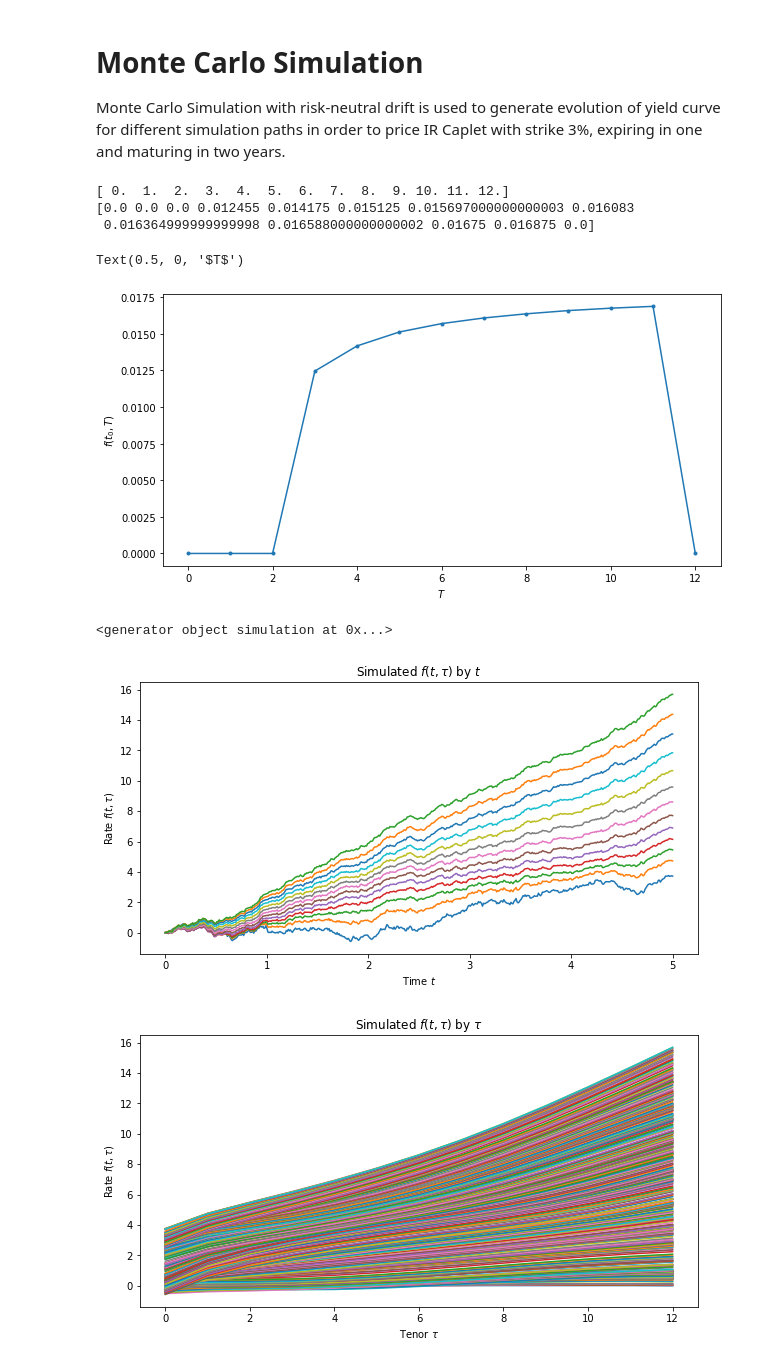
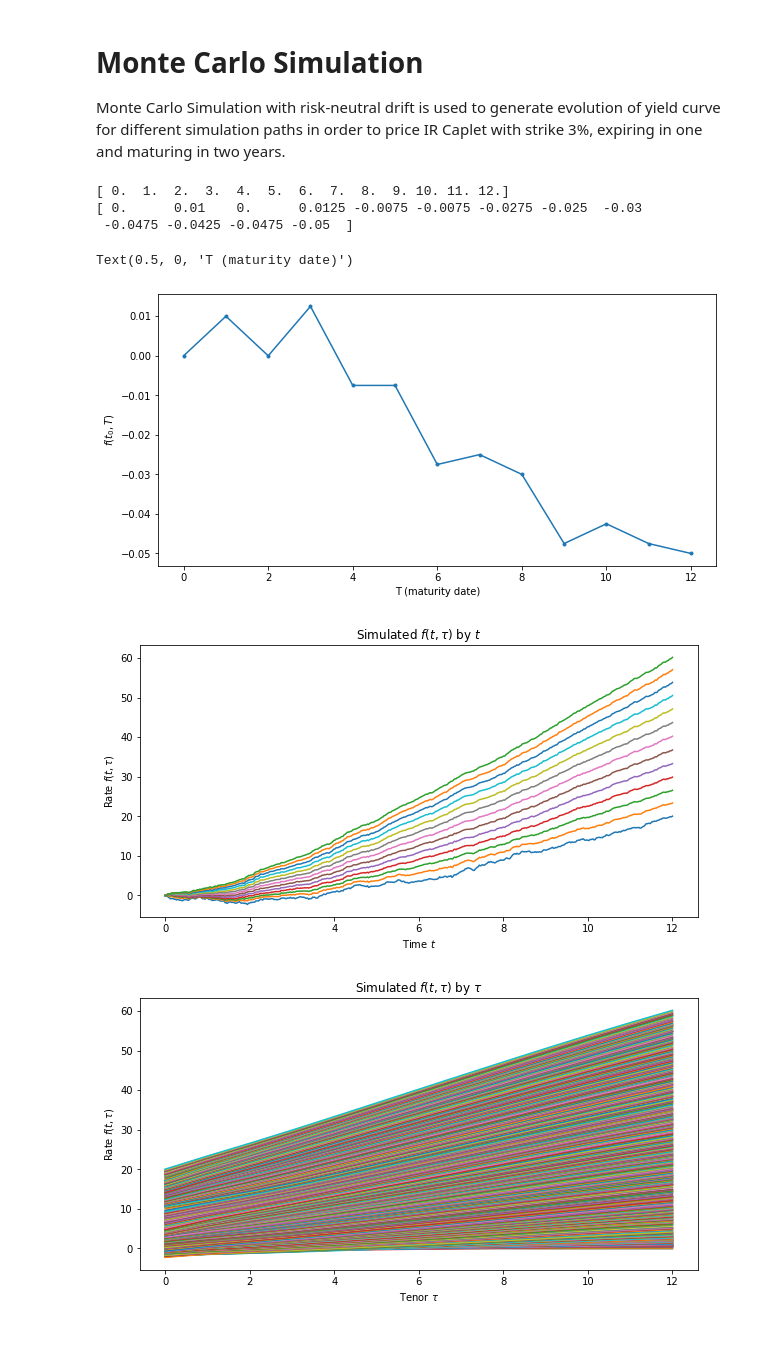
Before and after one commit to siljeanf/MathematicalFinance, a Jupyter notebook: exercise3/multifactormodelling.ipynb, the cells around one changed output. Drawn from its saved outputs; the diff is of its cells as text; code cells hidden in the pictures; blank space fills up the shorter version.

```diff
--- a/exercise3/multifactormodelling.ipynb
+++ b/exercise3/multifactormodelling.ipynb
@@ -237,19 +231,24 @@ def fit_volatility(i, degree, title): # i is giving index nr. of PC
     plt.title(title)
     plt.xlabel(r'Time $t$')
     plt.legend()
-    fitted_vols.append(fitted_vol)
-
+    return fitted_vol
 
 
 plt.figure(figsize=(10,5))
+
 # We will approximate the first principal component with interpolator with 0 degree (straight line). This approximates well parallel movements of interest rates.
 plt.subplot(1, 3, 1)
 fit_volatility(0, 0, '1st component')
+fitted_vol_try = PolynomialInterpolator([0.52])
+fitted_vols.append(fitted_vol_try)
+
+plt.plot(tenors, [fitted_vol_try.calc(x) for x in tenors], label='Harkodet fitted volatility')
+plt.legend()
 
 # 2nd and 3rd principal component will be approximated using cubic interpolator with degree 3.
 plt.subplot(1, 3, 2)
-fit_volatility(1, 3, '2nd component')
+fitted_vols.append(fit_volatility(1, 4, '2nd component'))
 
 plt.subplot(1, 3, 3)
-fit_volatility(2, 3, '3rd component')
+fitted_vols.append(fit_volatility(2, 3, '3rd component'))
 # %% [output]
@@ -260,15 +259,14 @@ fit_volatility(2, 3, '3rd component')
 Drift function is calculated using numerical integration over fitted volatility function.
 Define function for numeric integration. We will use trapezoidal rule.
 # %%
-# Discretize fitted volatilities for the purpose of drift calculation
-mc_tenors = np.linspace(0,12,13) #equally spaced points giving the tenors
+#make equally spaced points for xaxis
+mc_tenors = np.linspace(0,12,len(tenors)) #equally spaced points giving the tenors
 print(mc_tenors)
 
 # Discretize fitted volfuncs for the purpose of monte carlo simulation
 mc_vols = np.matrix([[fitted_vol.calc(tenor) for tenor in mc_tenors] for fitted_vol in fitted_vols]).transpose()
 print(mc_vols)
 
-
 plt.figure(figsize=(10,5))
 plt.plot(mc_tenors, mc_vols, marker='.')
 plt.xlabel(r'Time $t$')
@@ -324,21 +323,21 @@ plt.title('Risk-neutral drift');
 
 Monte Carlo Simulation with risk-neutral drift is used to generate evolution of yield curve for different simulation paths in order to price IR Caplet with strike 3%, expiring in one and maturing in two years.
 # %%
-# today's instantenous forward rates
+# finn start-forward rate for hver rente
 print(mc_tenors)
-curve_spot = np.array(np.matrix(df_final.iloc[-1,1:]/100).flatten())[0]
-print(curve_spot.transpose())
+f0 = np.array(np.matrix(diff_rates.iloc[0,:]).flatten())[0] #tar første element for å bli kvitt dobbel liste
+print(f0)
 
 plt.figure(figsize=(10,5))
-plt.plot(mc_tenors, curve_spot.transpose(), marker='.')
+plt.plot(mc_tenors, f0.transpose(), marker='.')
 plt.ylabel('$f(t_0,T)$')
-plt.xlabel("$T$")
+plt.xlabel("T (maturity date)")
 # %% [output]
 [ 0.  1.  2.  3.  4.  5.  6.  7.  8.  9. 10. 11. 12.]
-[0.0 0.0 0.0 0.012455 0.014175 0.015125 0.015697000000000003 0.016083
- 0.016364999999999998 0.016588000000000002 0.01675 0.016875 0.0]
+[ 0.      0.01    0.      0.0125 -0.0075 -0.0075 -0.0275 -0.025  -0.03
+ -0.0475 -0.0425 -0.0475 -0.05  ]
-Text(0.5, 0, '$T$')
+Text(0.5, 0, 'T (maturity date)')
-[figure, old version]
+[figure, new version]
 # %%
 import copy
 
@@ -371,29 +374,31 @@ def simulation(f, tenors, drift, vols, timeline):
         yield t,f
 # %%
 proj_rates = []
-proj_timeline = np.linspace(0,5,500)
+proj_timeline = np.linspace(0,12,500)
 
-
-for i, (t, f) in enumerate(simulation(curve_spot, mc_tenors, mc_drift, mc_vols, proj_timeline)):
+for i, (t, f) in enumerate(simulation(f0, mc_tenors, mc_drift, mc_vols, proj_timeline)):
     proj_rates.append(f)
 
 proj_rates = np.matrix(proj_rates)
 
 
 plt.figure(figsize=(10,5))
 plt.plot(proj_timeline.transpose(), proj_rates)
 plt.xlabel(r'Time $t$')
 plt.ylabel(r'Rate $f(t,\tau)$')
 plt.title(r'Simulated $f(t,\tau)$ by $t$')
 plt.show()
 
 plt.figure(figsize=(10,5))
 plt.plot(mc_tenors, proj_rates.transpose())
 plt.xlabel(r'Tenor $\tau$')
 plt.ylabel(r'Rate $f(t,\tau)$')
 plt.title(r'Simulated $f(t,\tau)$ by $\tau$')
 plt.show()
+
+
+#start dato???
+# forstå monte carlo koden!!
 # %% [output]
-<generator object simulation at 0x...>
-[figure, old version]
+[figure, new version]
-[figure, old version]
+[figure, new version]
```
Also changed, not shown: parts of 11 cells of this notebook.
